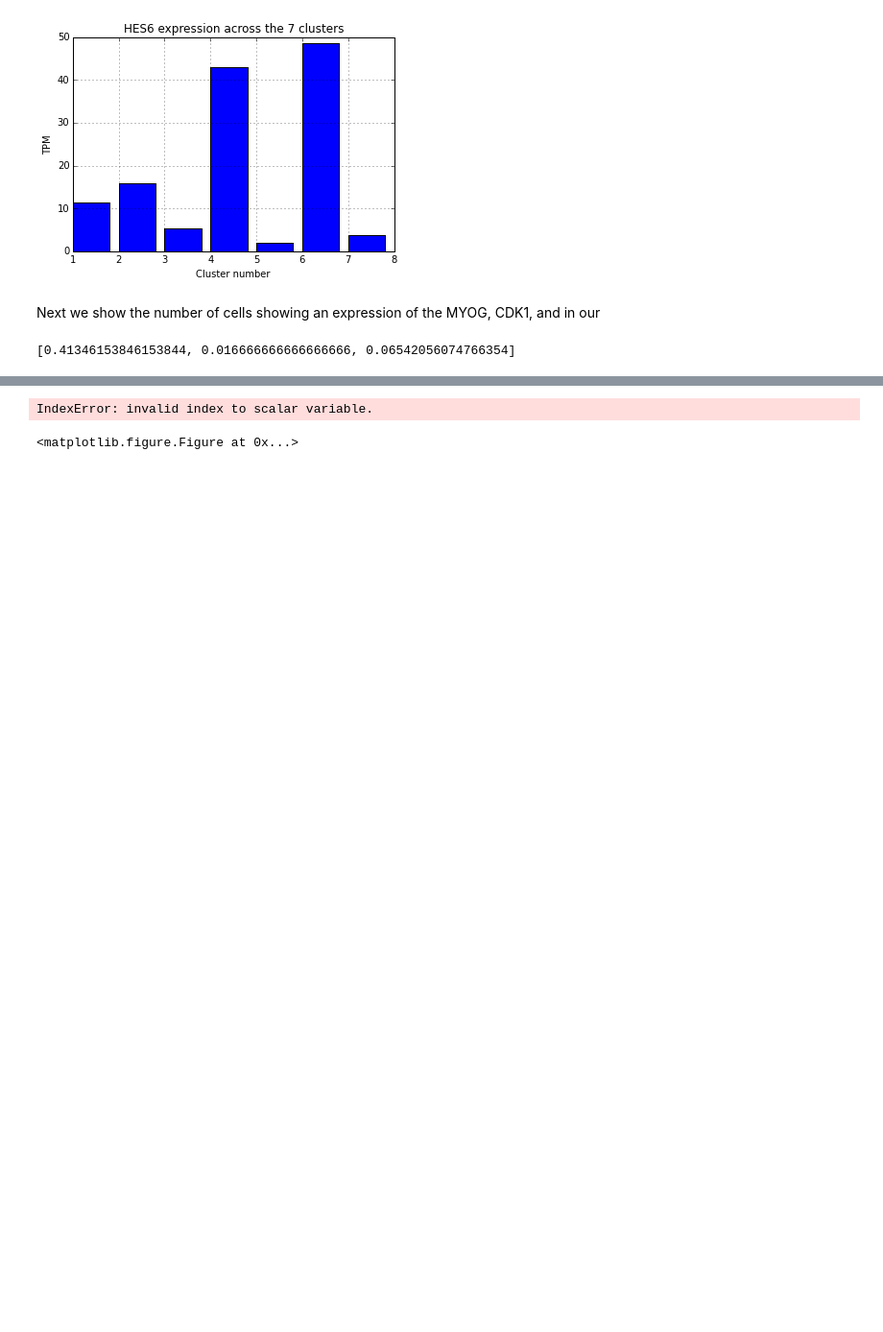
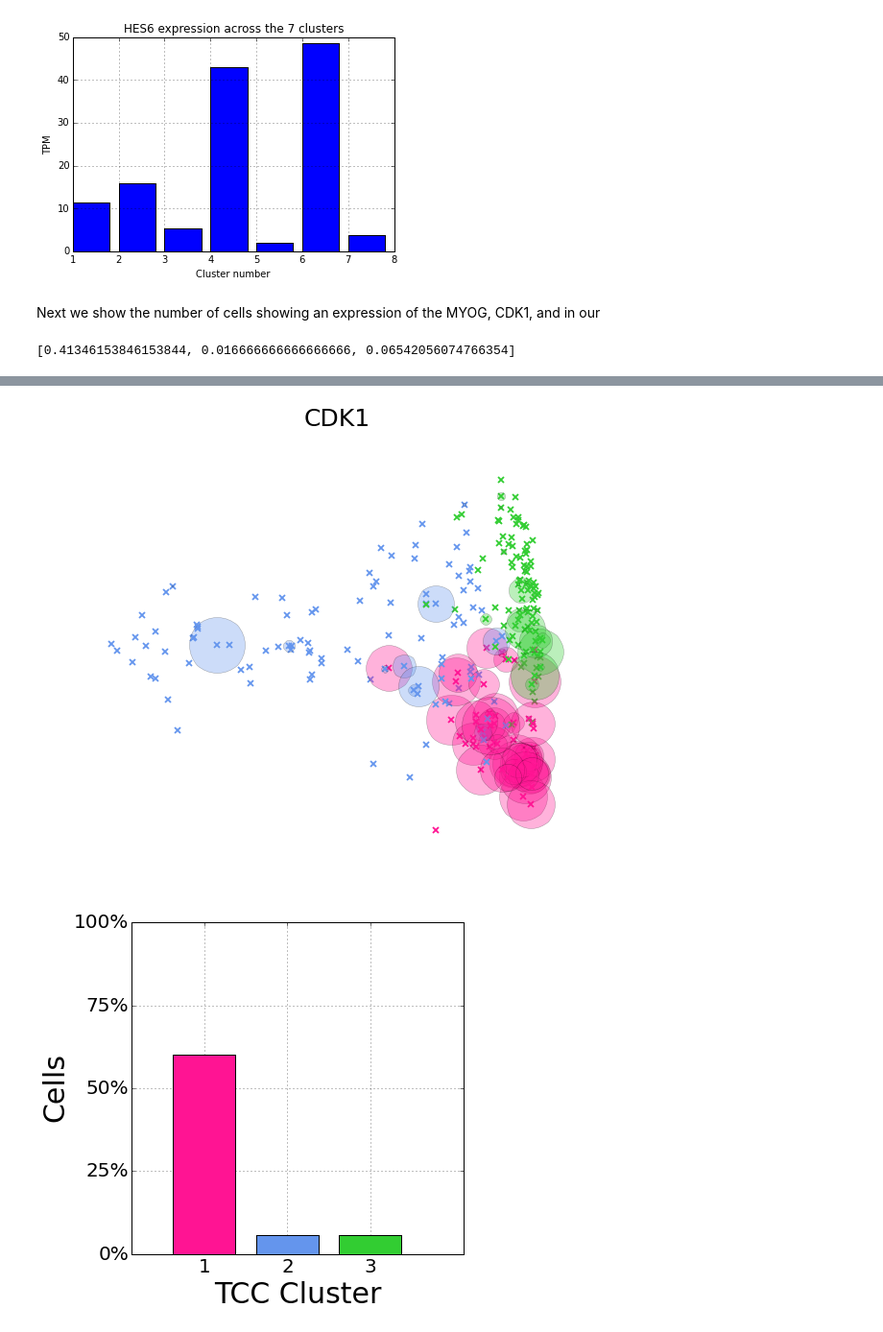
Before and after one commit to govinda-kamath/clustering_on_transcript_compatibility_counts, a Jupyter notebook: Trapnell_pipeline/Trapnell_Analysis.ipynb, the cells around one changed output, grey strips where cells are left out. Shown at 96% size. Cells and saved outputs as stored; diff of their text form; code cells hidden in the pictures; blank space fills up the shorter version.

```diff
--- a/Trapnell_pipeline/Trapnell_Analysis.ipynb
+++ b/Trapnell_pipeline/Trapnell_Analysis.ipynb
@@ -301,7 +304,14 @@ color_of_time[1] = 'deeppink'
 color_of_time[0] = 'cornflowerblue'
 color_of_time[2] = 'limegreen'
 # %%
-markergenes=["CDK1","MYOG","PDGFRA"]
+markergenes=["CDK1"]#,"MYOG","PDGFRA"]
+
+our_red_cells=np.squeeze(labels3==1)
+our_blue_cells=np.squeeze(labels3==0)
+our_green_cells=np.squeeze(labels3==2)
+
+def
+
 # markergenes=["CDK1","MYOG","PDGFRA","SPHK1","MYF5","NCAM1","MSTN","HES1","ID1","HES6"]
 for gn in markergenes:
     g = np.loadtxt('./Trapnells_data/'+gn+'_FPKM.txt')
@@ -309,10 +319,10 @@ for gn in markergenes:
     vec=60*(vec/max(vec))
     plt.figure(figsize=(10,8))
     for i in range(271):
-        plt.plot(x[i],y[i],'x',c=color_of_time[labels[i]], markersize=6,linewidth=0.0,markeredgewidth=1.8)
-        plt.plot(x[i],y[i],'o',color=color_of_time[labels[i]], markersize=vec[i],alpha=0.33,markeredgewidth=0.5,fillstyle='full')
+        plt.plot(xdm[i],ydm[i],'x',c=color_of_time[labels3[i]], markersize=6,linewidth=0.0,markeredgewidth=1.8)
+        plt.plot(xdm[i],ydm[i],'o',color=color_of_time[labels3[i]], markersize=vec[i],alpha=0.33,markeredgewidth=0.5,fillstyle='full')
     plt.title(gn,fontsize=25)
-
+    plt.axis('off')
     plt.show()
 
     gn_our_red=g[our_red_cells]
@@ -327,43 +337,36 @@ for gn in markergenes:
     num_nonzero_blue=len(gn_our_blue_nonz)
     percent_blue=100*num_nonzero_blue/float(num_blue)
 
     gn_our_green=g[our_green_cells]
     num_green=len(gn_our_green)
     gn_our_green_nonz=gn_our_green[np.squeeze(gn_our_green>5)]
     num_nonzero_green=len(gn_our_green_nonz)
     percent_green=100*num_nonzero_green/float(num_green)
 
     fig=plt.figure(figsize=(8,8))
     plt.gcf().subplots_adjust(bottom=0.3)
     plt.gcf().subplots_adjust(left=0.3)
     ax = fig.add_subplot(111)
     ind = np.arange(3)                # the x locations for the groups
     width = 0.75
+    rects1 = ax.bar(2.5, percent_blue, width,color='cornflowerblue', zorder=3)
     rects2 = ax.bar(1.5, percent_red, width,color='deeppink', zorder=3)
-
-    rects1 = ax.bar(2.5, percent_blue, width,color='cornflowerblue', zorder=3)
-
     rects3 = ax.bar(3.5, percent_green, width, color='limegreen', zorder=3)
 
     ax.set_ylim(0,100)
     yTickMarks = [i for i in ['0%','25%','50%','75%','100%']]
     ax.set_yticks([0,25,50,75,100])
     yTickMarks = [i for i in ['0%','25%','50%','75%','100%']]
-    ytickNames = ax.set_yticklabels(yTickMarks,fontsize=20)
+    ytickNames = ax.set_yticklabels(yTickMarks)
     ax.set_ylabel('Cells',fontsize=30)
-    #ax.set_title('Scores by group and gender')
     xTickMarks = [i for i in [1,2,3]]
     ax.set_xticks(1.5+ind+width/2)
     ax.set_xlim(1,5)
-    xtickNames = ax.set_xticklabels(xTickMarks,fontsize=20)
-    ax.set_xlabel('TCC Cluster',fontsize=30)
+    xtickNames = ax.set_xticklabels(xTickMarks)
+    ax.set_xlabel('TCC Cluster')
     ax.grid(zorder=0)
-    #plt.setp(xtickNames, rotation=45, fontsize=20)
-    #ax.set_yscale('log')
-    ## add a legend
-    #ax.legend( (rects1[0], rects2[0], rects3[0]), ('Proliferating Cells', 'Differentiating Myoblasts',"Cell #210"), fontsize=20 )
 #     plt.title('percentage of cells expressing '+gn,fontsize=20)
     plt.show()
 # %% [output]
-IndexError: invalid index to scalar variable.
-<matplotlib.figure.Figure at 0x...>
+[figure, added]
+[figure, added]
```
Also changed, not shown: parts of 1 cell of this notebook, 2 other files.
